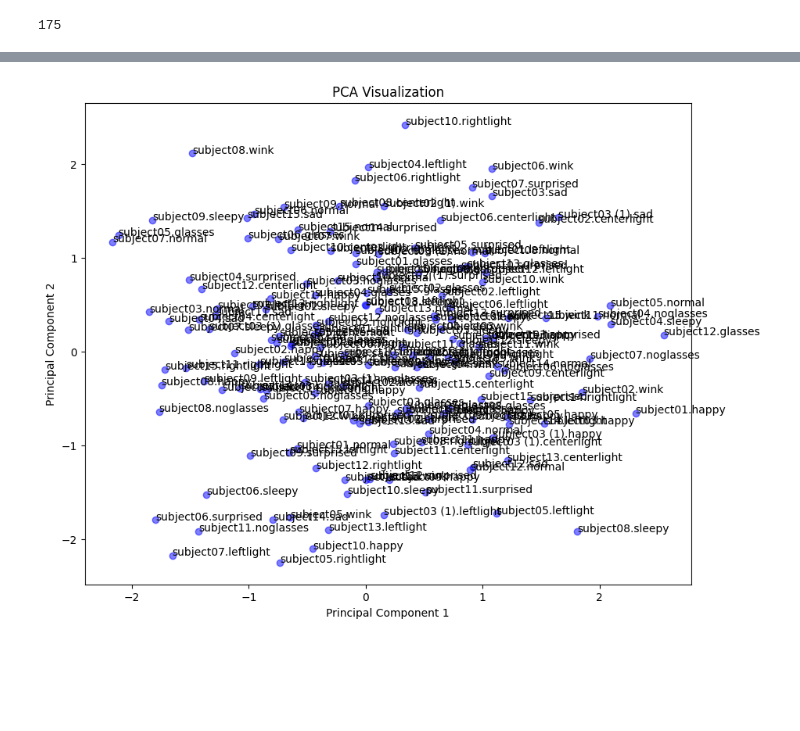
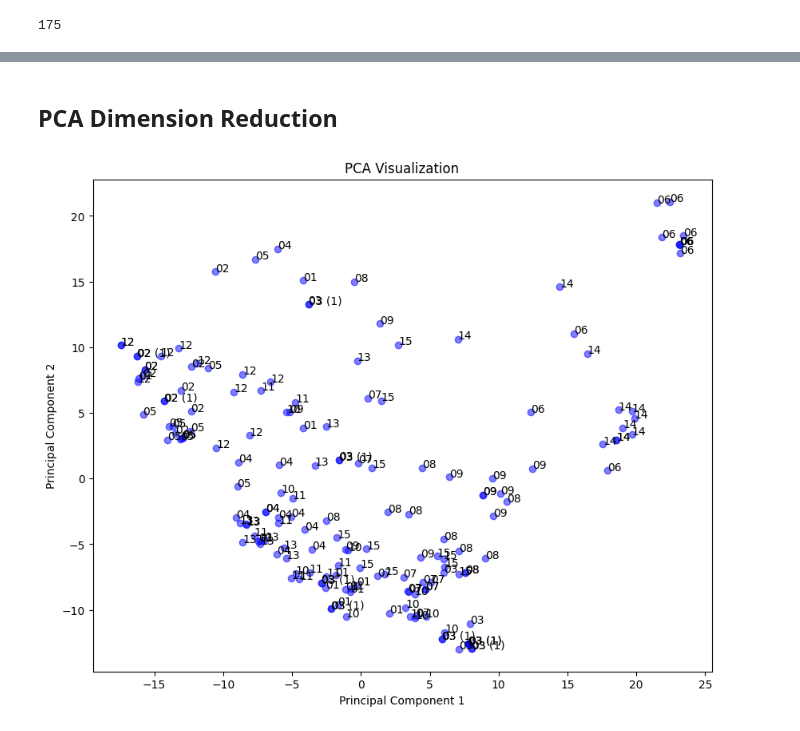
Before and after one commit to MAMMAD1381/FacialClustering, a Jupyter notebook: main.ipynb, the cells around one changed output, grey strips where cells are left out. Saved outputs shown, nothing was run; the diff lists cells and outputs as text; code cells hidden in the pictures; blank space fills up the shorter version.

```diff
--- a/main.ipynb
+++ b/main.ipynb
@@ -61,0 +63,30 @@ np.save(f'{current_path}/labels.npy', labels)
+# %%
+# Load the Dataset
+data_path = f'{current_path}/dataset/dataset'
+image_files = []
+labels = []
+
+for file_name in os.listdir(data_path):
+    if os.path.isfile(os.path.join(data_path, file_name)):
+        image_files.append(os.path.join(data_path, file_name))
+        labels.append(file_name)
+
+# Feature Extraction using a pre-trained CNN (VGG16)
+vgg16 = VGG16(weights='imagenet', include_top=False, input_shape=(224, 224, 3))
+
+def extract_feature(image_path):
+    img = image.load_img(image_path, target_size=(224, 224))
+    img_array = image.img_to_array(img)
+    img_array = np.expand_dims(img_array, axis=0)
+    img_array = img_array / 255.0  # Normalize pixel values
+    features = vgg16.predict(img_array)
+    return features.flatten()
+
+feature_vectors = []
+for image_file in image_files:
+    feature_vector = extract_feature(image_file)
+    feature_vectors.append(feature_vector)
+
+# Saving Feature Vectors
+np.save(f'{current_path}/feature_vectors.npy', feature_vectors)
+np.save(f'{current_path}/labels.npy', labels)
@@ -62,20 +111,18 @@ np.save(f'{current_path}/labels.npy', labels)
+# %% [markdown]
+## PCA Dimension Reduction ##
 # %%
-# Load saved feature vectors and labels (if not already loaded)
-# feature_vectors = np.load('feature_vectors.npy')
-# labels = np.load('labels.npy')
-
 # Dimension Reduction
-pca = PCA(n_components=50)  # You can choose the number of components based on your dataset
+pca = PCA(n_components=175)  # You can choose the number of components based on your dataset
 reduced_features = pca.fit_transform(feature_vectors)
 
 # Plotting
 plt.figure(figsize=(10, 8))
 plt.scatter(reduced_features[:, 0], reduced_features[:, 1], c='blue', alpha=0.5)
 for i in range(len(labels)):
-    plt.text(reduced_features[i, 0], reduced_features[i, 1], labels[i])
+    plt.text(reduced_features[i, 0], reduced_features[i, 1], labels[i].split('.')[0].split('subject')[1])
 plt.title('PCA Visualization')
 plt.xlabel('Principal Component 1')
 plt.ylabel('Principal Component 2')
 plt.show()
 # %% [output]
-[figure, old version]
+[figure, new version]
```
Also changed, not shown: parts of 12 cells of this notebook, 3 other files.
